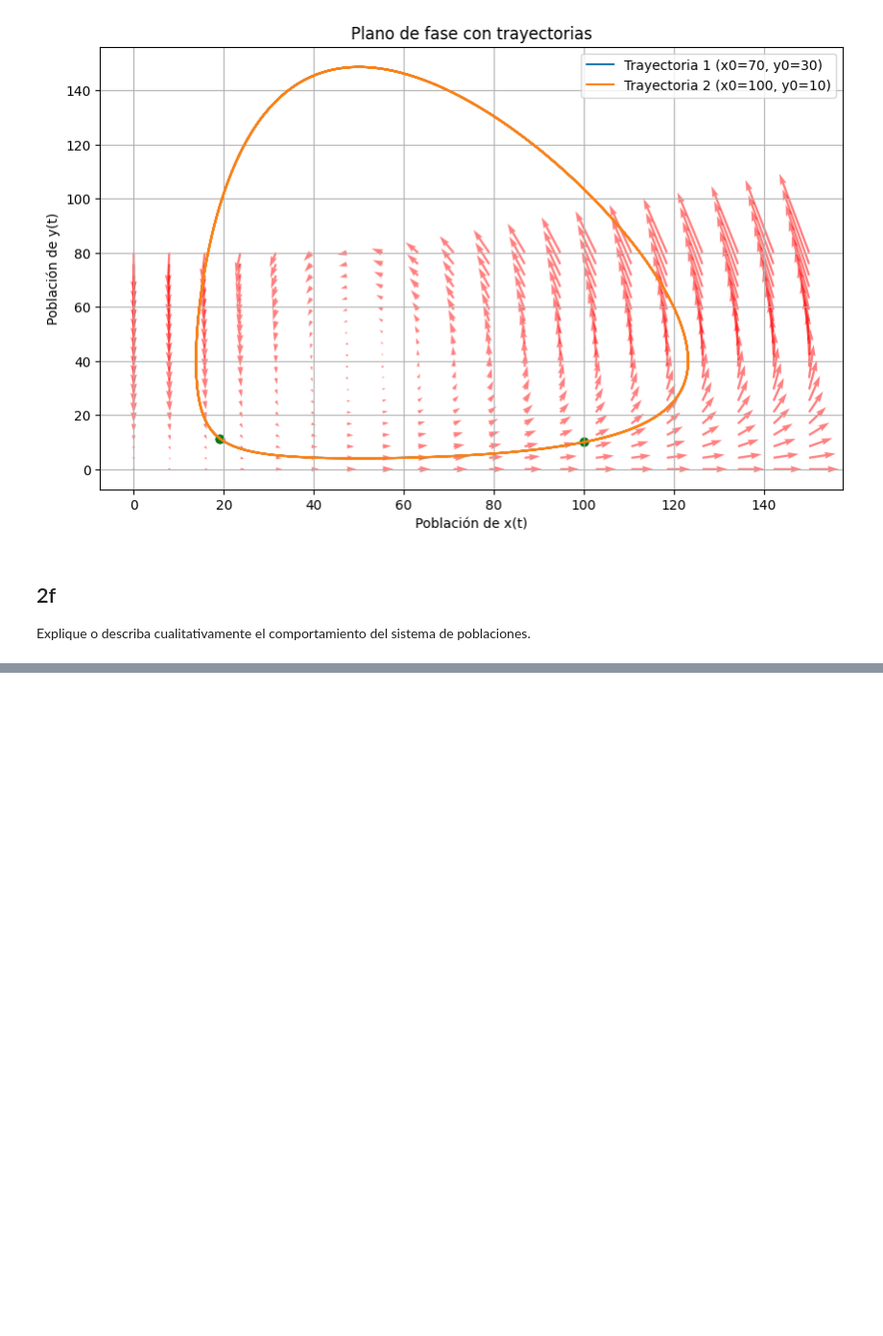
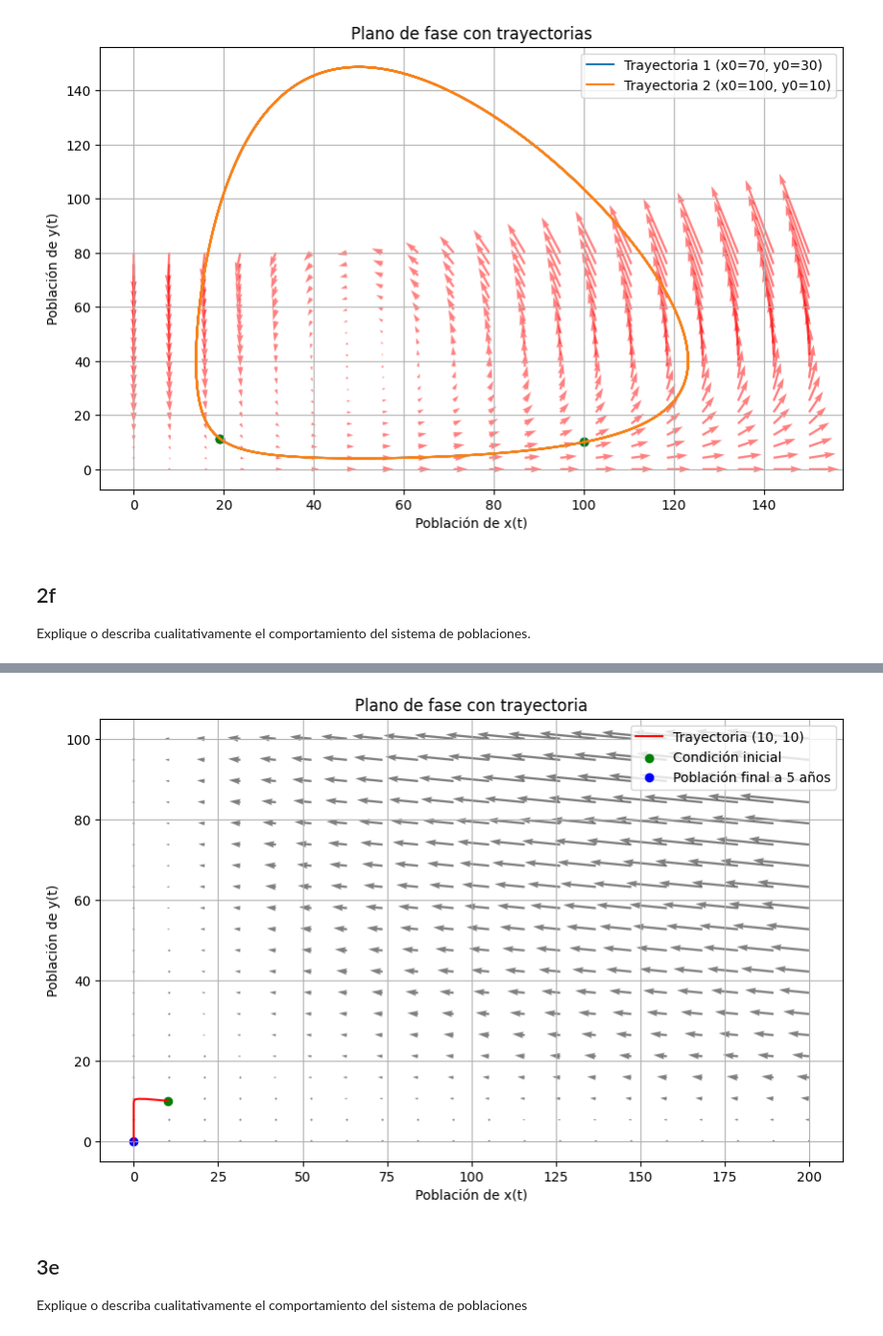
Before and after one commit to emiliosolanoo21/Runge-Kutta, a Jupyter notebook: runge-kutta.ipynb, the cells around one changed output, grey strips where cells are left out. Shown at 96% size. Cells and saved outputs as stored; diff of their text form; code cells hidden in the pictures; blank space fills up the shorter version.

```diff
--- a/runge-kutta.ipynb
+++ b/runge-kutta.ipynb
@@ -227,0 +329,17 @@ Como se mencionó anteriormente, las trayectorias ciclan alrededor del punto (50
+# %%
+plt.figure(figsize=(10, 6))
+plt.quiver(X, Y, U, V, alpha=0.5)
+plt.plot(sol[:, 0], sol[:, 1], label='Trayectoria (10, 10)', color='r')
+plt.scatter(y0[0], y0[1], color='green', label='Condición inicial')
+plt.scatter(sol[-1, 0], sol[-1, 1], color='blue', label='Población final a 5 años')
+plt.title('Plano de fase con trayectoria')
+plt.xlabel('Población de x(t)')
+plt.ylabel('Población de y(t)')
+plt.legend()
+plt.grid(True)
+plt.show()
+# %% [output]
+[figure, added]
+# %% [markdown]
+## 3e
+Explique o describa cualitativamente el comportamiento del sistema de poblaciones
```
Also changed, not shown: parts of 10 cells of this notebook.
